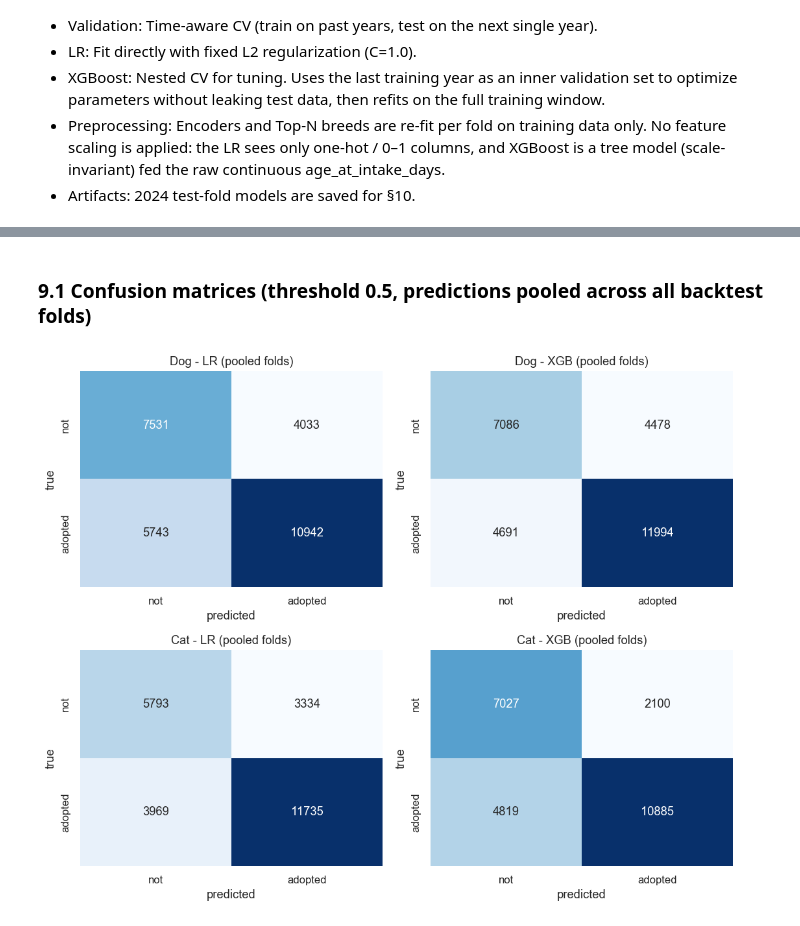
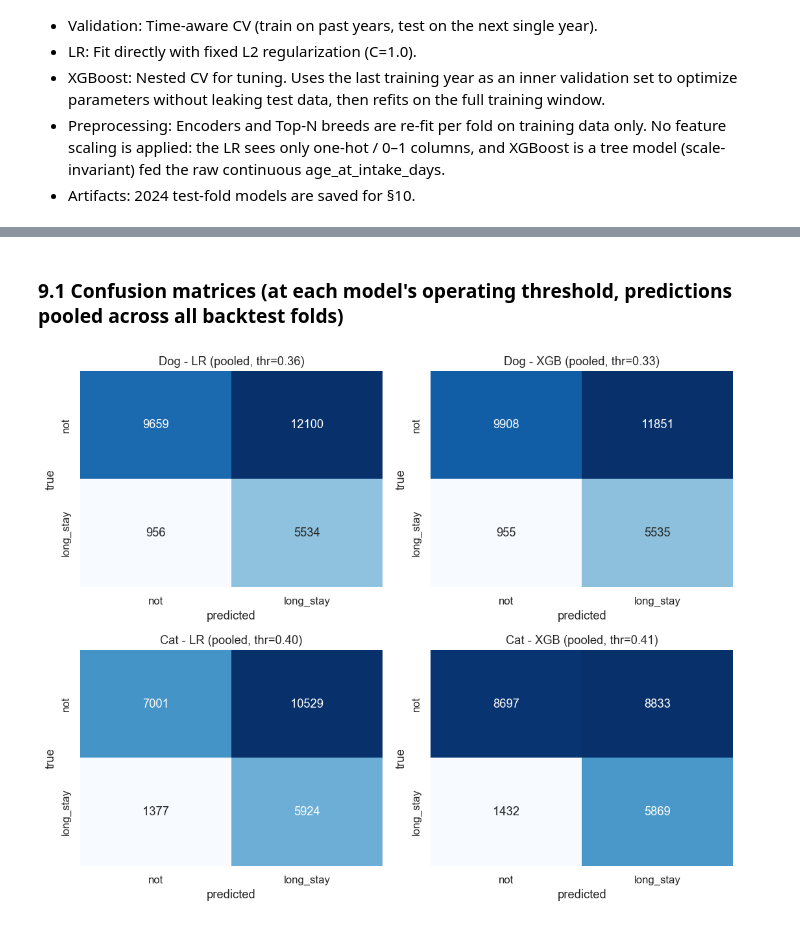
Before and after one commit to chienchien50425-alt/austin-animal-center, a Jupyter notebook: notebooks/03_modeling.ipynb, the cells around one changed output, grey strips where cells are left out. Cells and saved outputs as stored; diff of their text form; code cells hidden in the pictures.

```diff
--- a/notebooks/03_modeling.ipynb
+++ b/notebooks/03_modeling.ipynb
@@ -52,9 +52,15 @@ DATA_PATH = '../data/processed/df_full_merged.csv'
 df = pd.read_csv(DATA_PATH)
 print('df raw:', df.shape)
 
-TARGET = 'is_adopted'
-# Rule 4: leakage columns — listed so they are never selected as features
+TARGET = 'is_long_stay'
+if TARGET not in df.columns:                      # guard: CSV may predate is_long_stay
+    df[TARGET] = (df['length_of_stay_days'] > 30).astype(int)
+    print(f'WARNING: {TARGET} missing — recomputed (length_of_stay_days > 30).')
+# Rule 2: leakage columns — listed so they are never selected as features.
+# Target switched to is_long_stay, so the former target is_adopted and the outcome-derived
+# outcome_category are leakage sources too (both known only after the outcome).
 LEAKAGE_COLS = ['outcome_type', 'outcome_subtype', 'outcome_date',
-                'length_of_stay_days']
+                'length_of_stay_days', 'is_adopted', 'outcome_category']
 print('leakage (never used as features):', LEAKAGE_COLS)
+print('target:', TARGET)
 # %% [output]
@@ -125,8 +132,8 @@ for Y in TEST_YEARS:
     yr0, yr1 = int(tr.intake_year.min()), int(tr.intake_year.max())
     tag = ('  <- VAL (feature decisions)' if Y == VAL_TEST_YEAR else
            '  <- REF (test + interpret)'  if Y == REF_TEST_YEAR else '')
-    print(f'  train {yr0}-{yr1} (n={len(tr):>6,}, adopt {tr[TARGET].mean():.3f})  ->  '
-          f'test {Y} (n={len(te):>5,}, adopt {te[TARGET].mean():.3f}){tag}')
+    print(f'  train {yr0}-{yr1} (n={len(tr):>6,}, long_stay {tr[TARGET].mean():.3f})  ->  '
+          f'test {Y} (n={len(te):>5,}, long_stay {te[TARGET].mean():.3f}){tag}')
 
 def species_frames(test_year):
     tr, te = fold_frames(test_year)
@@ -429,12 +530,23 @@ Dog        0.728  0.713  0.689  0.732  0.779
 # %%
 bt = pd.DataFrame(BT)
 
-# aggregate across folds (mean +/- std), per species x model — the headline backtest numbers
+# ---- HEADLINE: 2024 test fold scored at the operating threshold chosen on 2023 val (§8.1) ----
+head = []
+for sp in ['Dog', 'Cat']:
+    for tag in ['LR', 'XGB']:
+        yte, pte = BT_PRED[(REF_TEST_YEAR, sp, tag)]
+        head.append(evaluate(tag, sp, REF_TEST_YEAR, yte, pte, thr=CHOSEN_THR[(sp, tag)]))
+head = pd.DataFrame(head)[['species', 'model', 'threshold', 'recall', 'precision', 'F1', 'AUC', 'n_test']]
+print(f'HEADLINE — {REF_TEST_YEAR} test fold at the operating threshold (chosen on {VAL_TEST_YEAR} val); '
+      'positive class = long-stay, recall prioritized:')
+print(head.round(3).to_string(index=False))
+
+# ---- AUC stability across folds (threshold-free, supporting evidence) ----
 agg = (bt.groupby(['species', 'model'])
          .agg(AUC_mean=('AUC', 'mean'), AUC_std=('AUC', 'std'),
-              F1_mean=('F1', 'mean'), Brier_mean=('Brier', 'mean'), folds=('AUC', 'size'))
+              Brier_mean=('Brier', 'mean'), folds=('AUC', 'size'))
          .round(3))
-print('Backtest aggregate over folds (mean +/- std across test years 2020-2024):')
+print('\nAUC stability over folds (mean +/- std across test years 2020-2024; threshold-free):')
 print(agg.to_string())
 
 print('\nPer-fold test AUC (rows = species | model, cols = test year):')
@@ -450,5 +562,5 @@ for ax, sp in zip(axes, ['Dog', 'Cat']):
     ax.set_title(f'{sp}: test AUC by fold'); ax.set_xlabel('test year'); ax.set_ylabel('AUC')
     ax.set_ylim(0.5, 0.9); ax.legend(fontsize=9)
 fig.tight_layout(); plt.show()
-print('NOTE: dotted line = reference fold (2024, the most recent complete year).')
+print('NOTE: dotted line = reference/test fold (2024). Headline recall/precision is at the chosen threshold; AUC is threshold-free.')
 # %% [output]
@@ -472,22 +586,22 @@ NOTE: dotted line = reference fold (2024, the most recent complete year).
 # %% [markdown]
-### 9.1 Confusion matrices (threshold 0.5, predictions pooled across all backtest folds)
+### 9.1 Confusion matrices (at each model's operating threshold, predictions pooled across all backtest folds)
 # %%
 # pool every fold's out-of-sample predictions (each year predicted by a model trained only on its past)
 def pooled(sp, tag):
     ys = np.concatenate([BT_PRED[(Y, sp, tag)][0] for Y in TEST_YEARS])
     ps = np.concatenate([BT_PRED[(Y, sp, tag)][1] for Y in TEST_YEARS])
     return ys, ps
 
 order = [('Dog', 'LR'), ('Dog', 'XGB'), ('Cat', 'LR'), ('Cat', 'XGB')]
 fig, axes = plt.subplots(2, 2, figsize=(10, 8))
 for ax, (sp, tag) in zip(axes.ravel(), order):
     ys, ps = pooled(sp, tag)
-    cm = confusion_matrix(ys, (ps >= 0.5).astype(int))
+    cm = confusion_matrix(ys, (ps >= CHOSEN_THR[(sp, tag)]).astype(int))
     sns.heatmap(cm, annot=True, fmt='d', cmap='Blues', cbar=False, ax=ax,
-                xticklabels=['not', 'adopted'], yticklabels=['not', 'adopted'])
-    ax.set_title(f'{sp} - {tag} (pooled folds)'); ax.set_xlabel('predicted'); ax.set_ylabel('true')
+                xticklabels=['not', 'long_stay'], yticklabels=['not', 'long_stay'])
+    ax.set_title(f'{sp} - {tag} (pooled, thr={CHOSEN_THR[(sp, tag)]:.2f})'); ax.set_xlabel('predicted'); ax.set_ylabel('true')
 fig.tight_layout(); plt.show()
 # %% [output]
-[figure, old version]
+[figure, new version]
 # %% [markdown]
 ### 9.2 Calibration (reliability), pooled across folds — essential given the time drift; AUC alone is not enough
```
Also changed, not shown: parts of 25 cells of this notebook.
